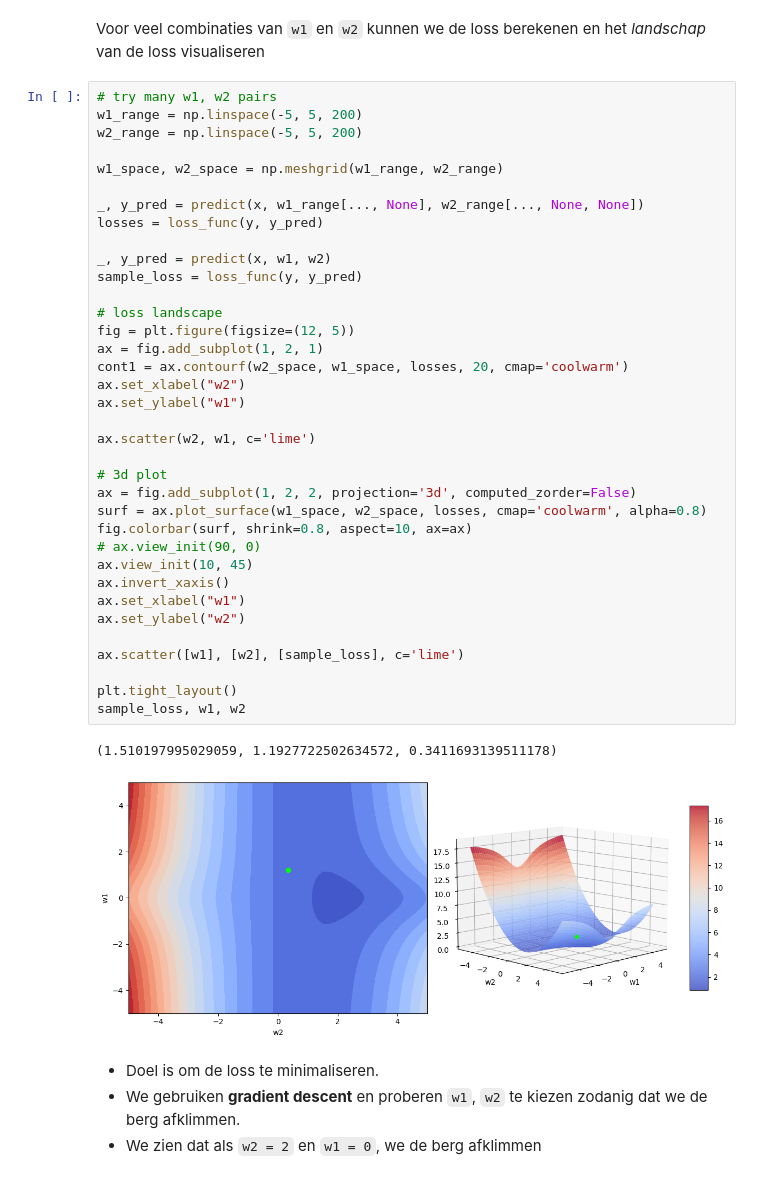
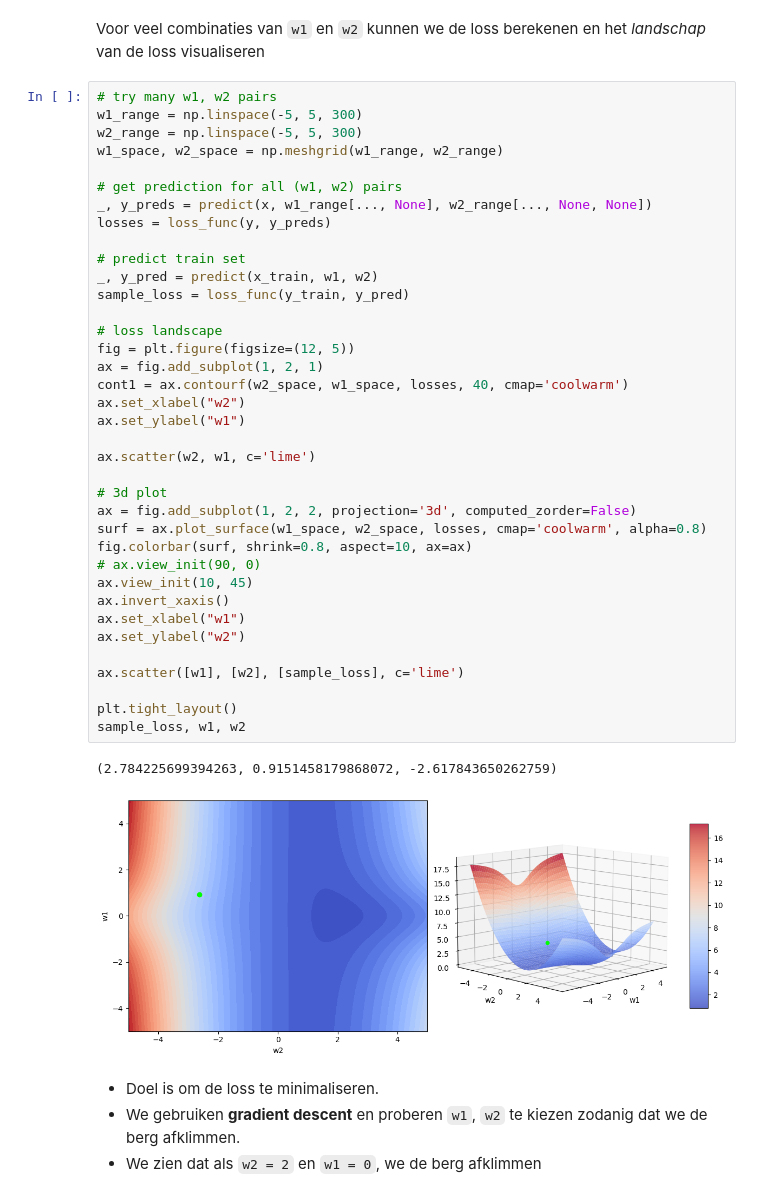
Before and after one commit to Janko-dev/ZM006-2324-artificial-intelligence, a Jupyter notebook: ai_dc5.ipynb, the cells around one changed output. Saved outputs shown, nothing was run; the diff lists cells and outputs as text.

```diff
--- a/ai_dc5.ipynb
+++ b/ai_dc5.ipynb
@@ -232,43 +250,44 @@ loss
 Voor veel combinaties van `w1` en `w2` kunnen we de loss berekenen en het *landschap* van de loss visualiseren
 # %%
 # try many w1, w2 pairs
-w1_range = np.linspace(-5, 5, 200)
-w2_range = np.linspace(-5, 5, 200)
-
+w1_range = np.linspace(-5, 5, 300)
+w2_range = np.linspace(-5, 5, 300)
 w1_space, w2_space = np.meshgrid(w1_range, w2_range)
 
-_, y_pred = predict(x, w1_range[..., None], w2_range[..., None, None])
-losses = loss_func(y, y_pred)
+# get prediction for all (w1, w2) pairs
+_, y_preds = predict(x, w1_range[..., None], w2_range[..., None, None])
+losses = loss_func(y, y_preds)
 
-_, y_pred = predict(x, w1, w2)
-sample_loss = loss_func(y, y_pred)
+# predict train set
+_, y_pred = predict(x_train, w1, w2)
+sample_loss = loss_func(y_train, y_pred)
 
 # loss landscape
 fig = plt.figure(figsize=(12, 5))
 ax = fig.add_subplot(1, 2, 1)
-cont1 = ax.contourf(w2_space, w1_space, losses, 20, cmap='coolwarm')
+cont1 = ax.contourf(w2_space, w1_space, losses, 40, cmap='coolwarm')
 ax.set_xlabel("w2")
 ax.set_ylabel("w1")
 
 ax.scatter(w2, w1, c='lime')
 
 # 3d plot
 ax = fig.add_subplot(1, 2, 2, projection='3d', computed_zorder=False)
 surf = ax.plot_surface(w1_space, w2_space, losses, cmap='coolwarm', alpha=0.8)
 fig.colorbar(surf, shrink=0.8, aspect=10, ax=ax)
 # ax.view_init(90, 0)
 ax.view_init(10, 45)
 ax.invert_xaxis()
 ax.set_xlabel("w1")
 ax.set_ylabel("w2")
 
 ax.scatter([w1], [w2], [sample_loss], c='lime')
 
 plt.tight_layout()
 sample_loss, w1, w2
 # %% [output]
-(1.510197995029059, 1.1927722502634572, 0.3411693139511178)
+(2.784225699394263, 0.9151458179868072, -2.617843650262759)
-[figure, old version]
+[figure, new version]
 # %% [markdown]
 - Doel is om de loss te minimaliseren.
 - We gebruiken **gradient descent** en proberen `w1`, `w2` te kiezen zodanig dat we de berg afklimmen.
```
Also changed, not shown: parts of 18 cells of this notebook.
